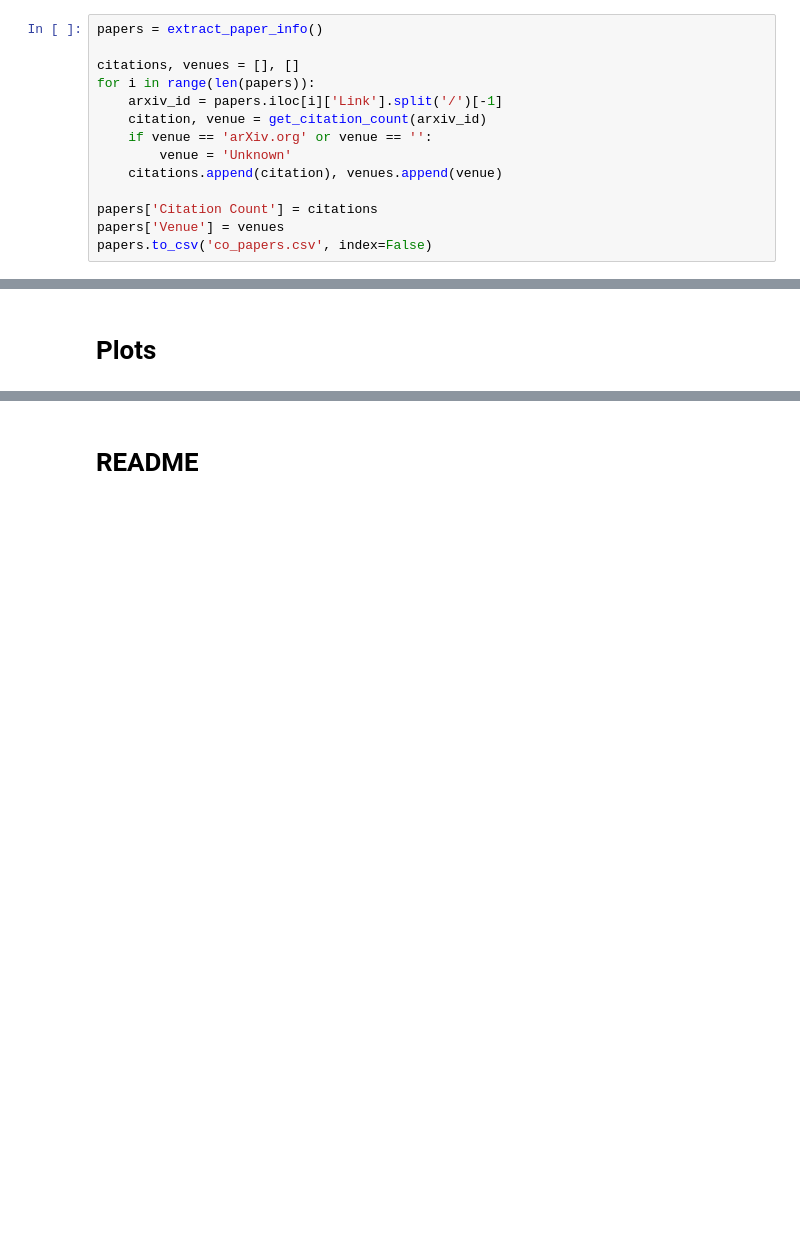
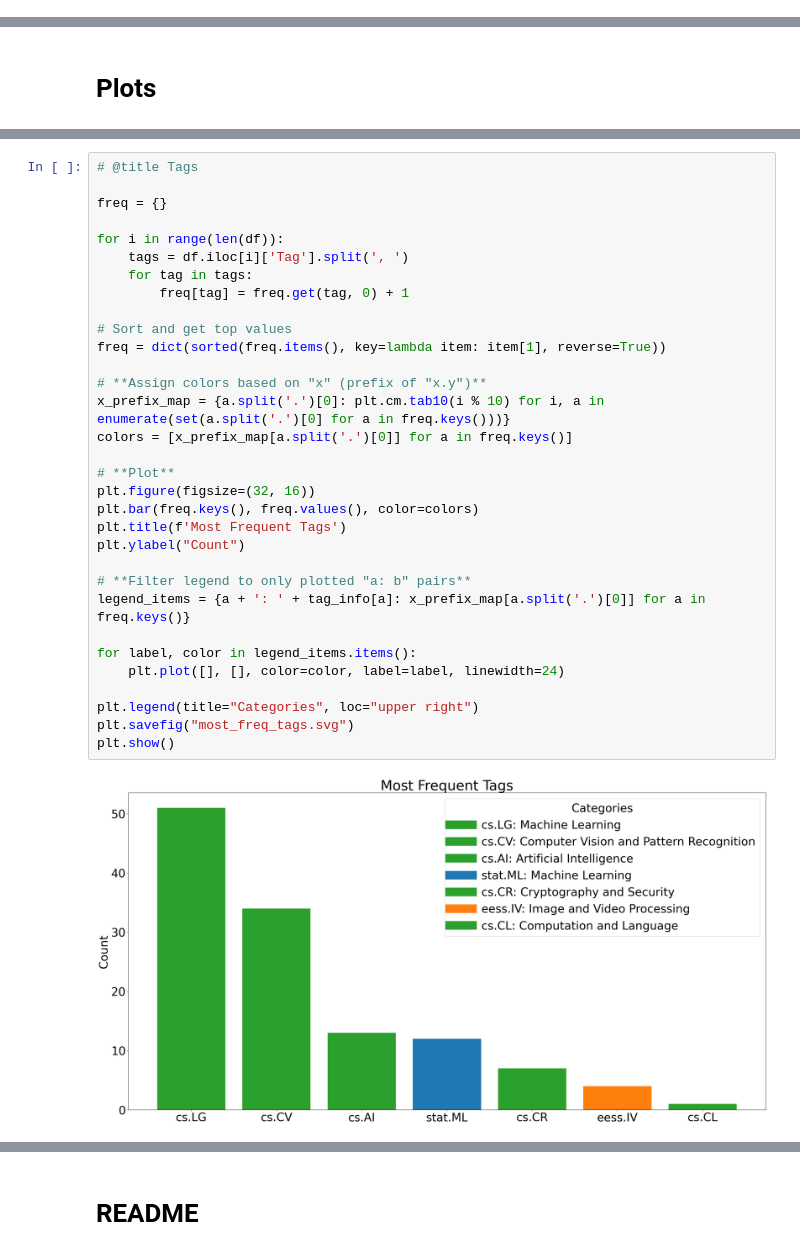
Before and after one commit to RamtinMoslemi/Catastrophic-Overfitting-Papers, a Jupyter notebook: CO_Papers.ipynb, the cells around one changed output, grey strips where cells are left out. Cells and saved outputs as stored; diff of their text form; blank space fills up the shorter version.

```diff
--- a/CO_Papers.ipynb
+++ b/CO_Papers.ipynb
@@ -112,14 +132,0 @@ def get_citation_count(arxiv_id: str):
-# %%
-papers = extract_paper_info()
-
-citations, venues = [], []
-for i in range(len(papers)):
-    arxiv_id = papers.iloc[i]['Link'].split('/')[-1]
-    citation, venue = get_citation_count(arxiv_id)
-    if venue == 'arXiv.org' or venue == '':
-        venue = 'Unknown'
-    citations.append(citation), venues.append(venue)
-
-papers['Citation Count'] = citations
-papers['Venue'] = venues
-papers.to_csv('co_papers.csv', index=False)
@@ -160,0 +196,34 @@ plt.show()
+# %%
+# @title Tags
+
+freq = {}
+
+for i in range(len(df)):
+    tags = df.iloc[i]['Tag'].split(', ')
+    for tag in tags:
+        freq[tag] = freq.get(tag, 0) + 1
+
+# Sort and get top values
+freq = dict(sorted(freq.items(), key=lambda item: item[1], reverse=True))
+
+# **Assign colors based on "x" (prefix of "x.y")**
+x_prefix_map = {a.split('.')[0]: plt.cm.tab10(i % 10) for i, a in enumerate(set(a.split('.')[0] for a in freq.keys()))}
+colors = [x_prefix_map[a.split('.')[0]] for a in freq.keys()]
+
+# **Plot**
+plt.figure(figsize=(32, 16))
+plt.bar(freq.keys(), freq.values(), color=colors)
+plt.title(f'Most Frequent Tags')
+plt.ylabel("Count")
+
+# **Filter legend to only plotted "a: b" pairs**
+legend_items = {a + ': ' + tag_info[a]: x_prefix_map[a.split('.')[0]] for a in freq.keys()}
+
+for label, color in legend_items.items():
+    plt.plot([], [], color=color, label=label, linewidth=24)
+
+plt.legend(title="Categories", loc="upper right")
+plt.savefig("most_freq_tags.svg")
+plt.show()
+# %% [output]
+[figure, added]
```
Also changed, not shown: parts of 8 cells of this notebook, 5 other files.
